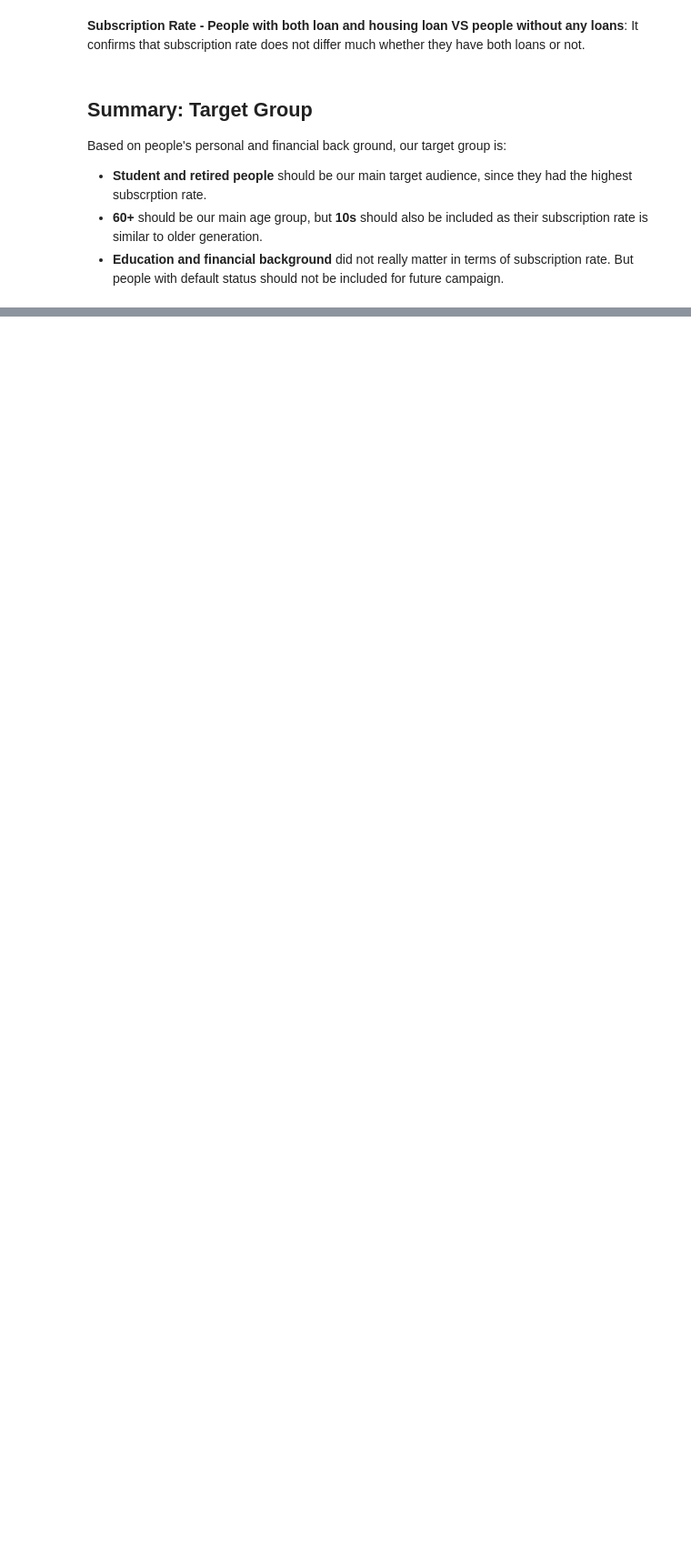
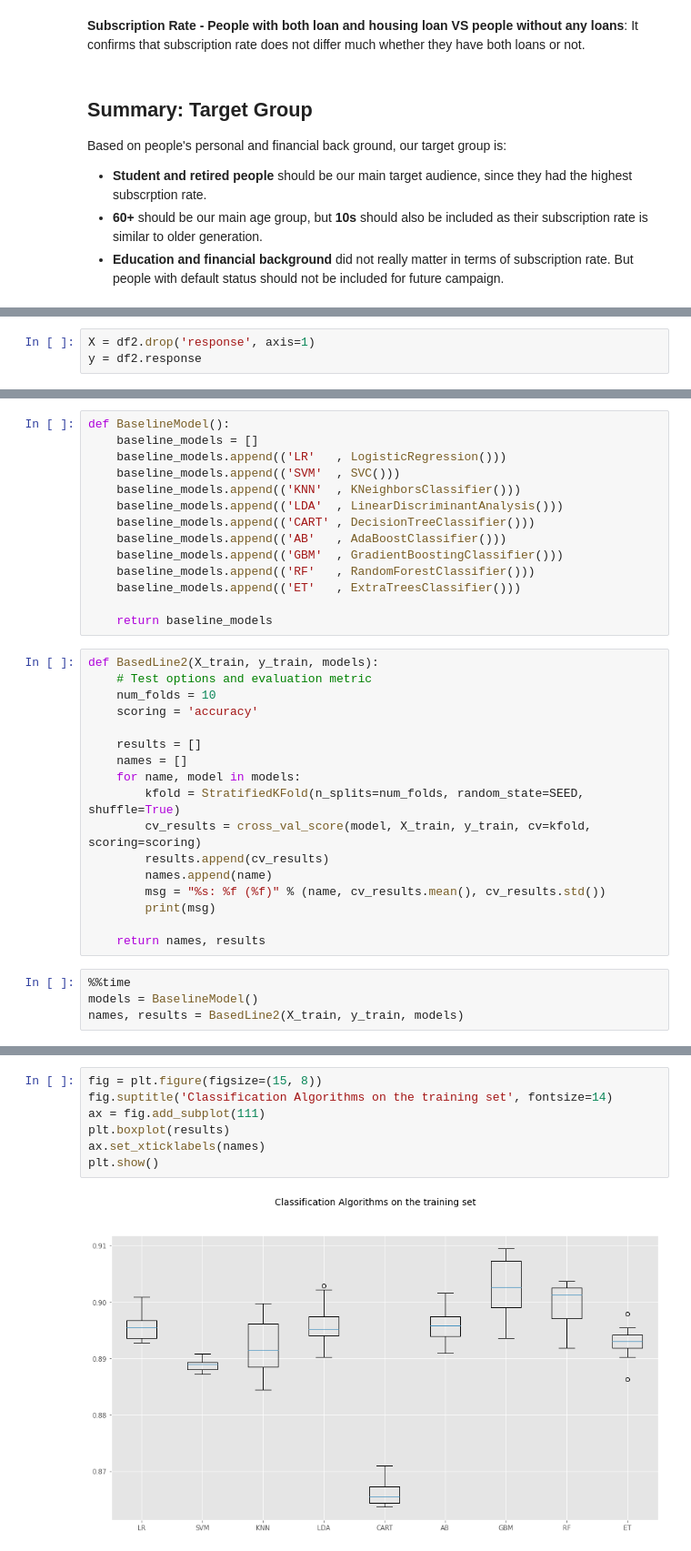
Before and after one commit to lmw0612/bank_telemarketing, a Jupyter notebook: bank_telemarketing.ipynb, the cells around one changed output, grey strips where cells are left out. Shown at 91% size. Drawn from its saved outputs; the diff is of its cells as text; blank space fills up the shorter version.

```diff
--- a/bank_telemarketing.ipynb
+++ b/bank_telemarketing.ipynb
@@ -533,0 +588,3 @@ Based on people's personal and financial back ground, our target group is: <br>
+# %%
+X = df2.drop('response', axis=1)
+y = df2.response
@@ -533,0 +614,35 @@ Based on people's personal and financial back ground, our target group is: <br>
+# %%
+def BaselineModel():
+    baseline_models = []
+    baseline_models.append(('LR'   , LogisticRegression()))
+    baseline_models.append(('SVM'  , SVC()))
+    baseline_models.append(('KNN'  , KNeighborsClassifier()))
+    baseline_models.append(('LDA'  , LinearDiscriminantAnalysis()))
+    baseline_models.append(('CART' , DecisionTreeClassifier()))
+    baseline_models.append(('AB'   , AdaBoostClassifier()))
+    baseline_models.append(('GBM'  , GradientBoostingClassifier()))
+    baseline_models.append(('RF'   , RandomForestClassifier()))
+    baseline_models.append(('ET'   , ExtraTreesClassifier()))
+
+    return baseline_models
+# %%
+def BasedLine2(X_train, y_train, models):
+    # Test options and evaluation metric
+    num_folds = 10
+    scoring = 'accuracy'
+
+    results = []
+    names = []
+    for name, model in models:
+        kfold = StratifiedKFold(n_splits=num_folds, random_state=SEED, shuffle=True)
+        cv_results = cross_val_score(model, X_train, y_train, cv=kfold, scoring=scoring)
+        results.append(cv_results)
+        names.append(name)
+        msg = "%s: %f (%f)" % (name, cv_results.mean(), cv_results.std())
+        print(msg)
+
+    return names, results
+# %%
+%%time
+models = BaselineModel()
+names, results = BasedLine2(X_train, y_train, models)
@@ -533,0 +676,9 @@ Based on people's personal and financial back ground, our target group is: <br>
+# %%
+fig = plt.figure(figsize=(15, 8))
+fig.suptitle('Classification Algorithms on the training set', fontsize=14)
+ax = fig.add_subplot(111)
+plt.boxplot(results)
+ax.set_xticklabels(names)
+plt.show()
+# %% [output]
+[figure, added]
```
Also changed, not shown: parts of 37 cells of this notebook, 1 other file.
